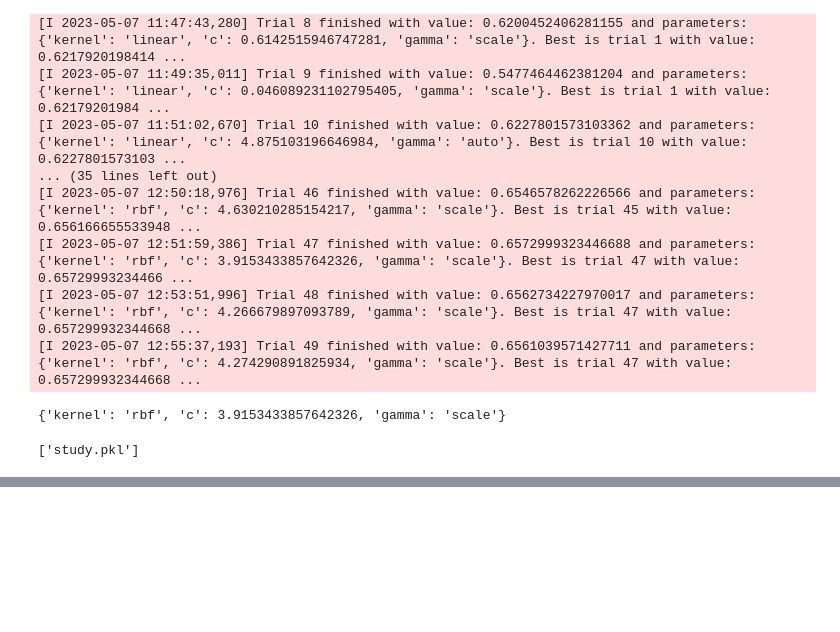
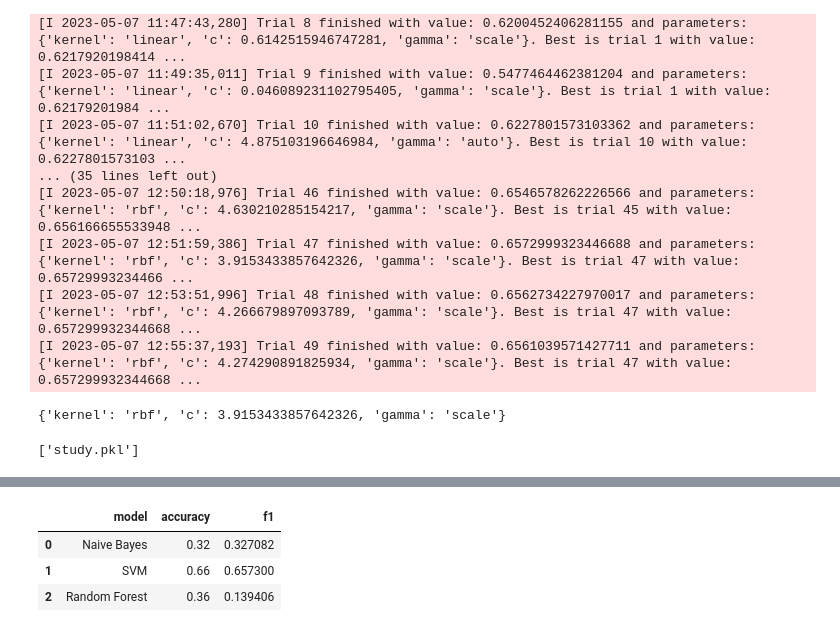
Before and after one commit to Byron0x7D2/Data-Mining-Assignments, a Jupyter notebook: ASS2/Part3.ipynb, the cells around one changed output, grey strips where cells are left out. Cells and saved outputs as stored; diff of their text form; code cells hidden in the pictures; blank space fills up the shorter version.

```diff
--- a/ASS2/Part3.ipynb
+++ b/ASS2/Part3.ipynb
@@ -268,0 +310,13 @@ print(classification_report(Ytest, Ypred, target_names=genre_mapping.values()))
+# %%
+
+# create and print table with all the results
+results = pd.DataFrame(columns=['model', 'accuracy', 'f1'])
+results.loc[0] = ['Naive Bayes', 0.32, 0.327082]
+results.loc[1] = ['SVM', 0.66, 0.657300]
+results.loc[2] = ['Random Forest', 0.36, 0.139406]
+results
+# %% [output]
+|  | model | accuracy | f1 |
+| 0 | Naive Bayes | 0.32 | 0.327082 |
+| 1 | SVM | 0.66 | 0.657300 |
+| 2 | Random Forest | 0.36 | 0.139406 |
```
Also changed, not shown: parts of 6 cells of this notebook.
